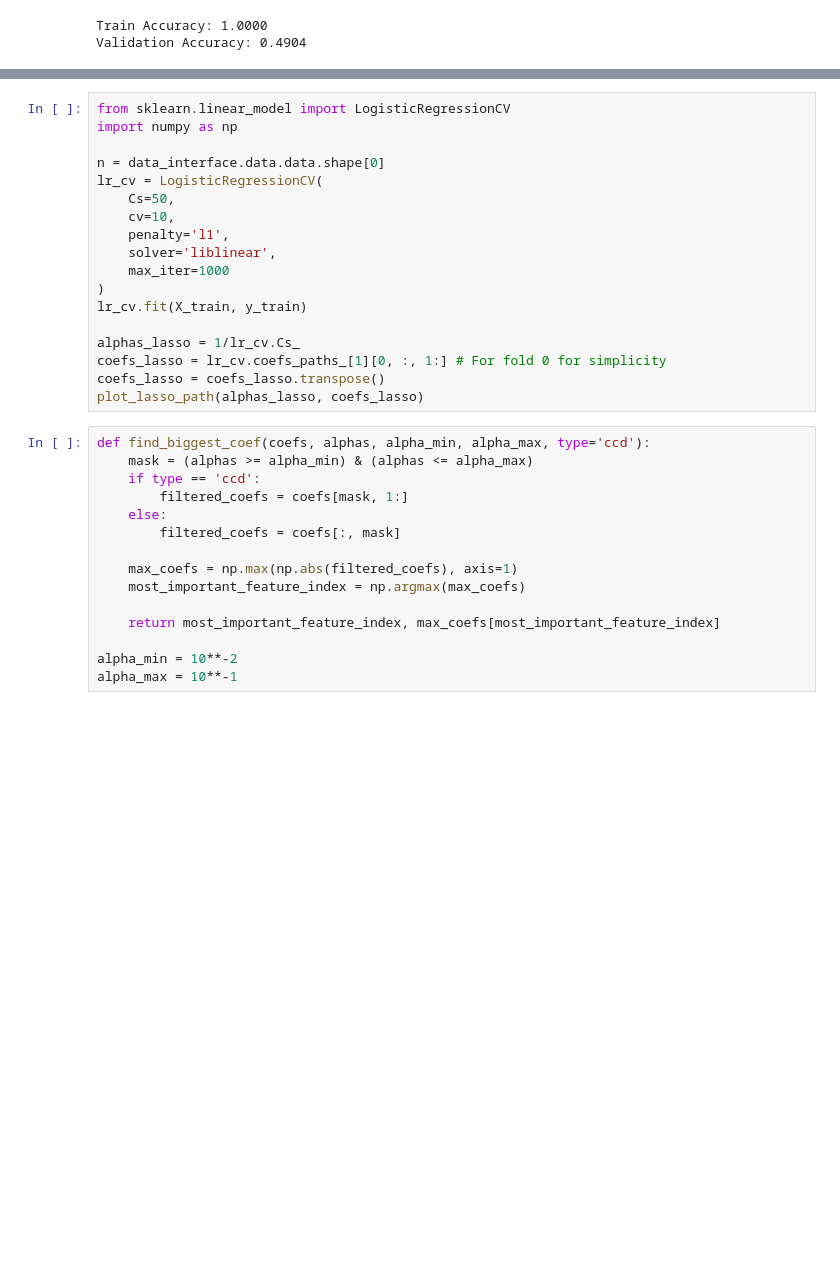
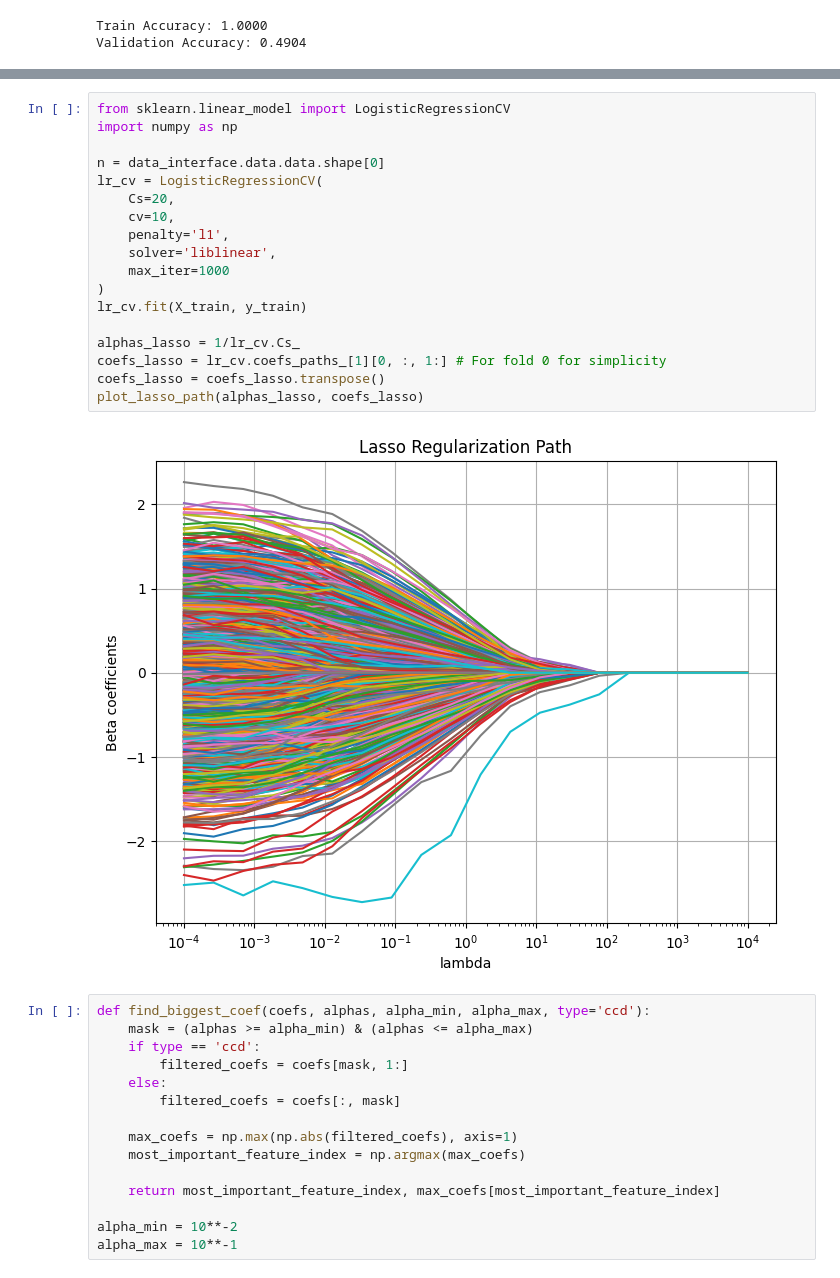
Before and after one commit to mytkom/LogRegCCD, a Jupyter notebook: notebooks/experiments/madelon.ipynb, the cells around one changed output, grey strips where cells are left out. Saved outputs shown, nothing was run; the diff lists cells and outputs as text; blank space fills up the shorter version.

```diff
--- a/notebooks/experiments/madelon.ipynb
+++ b/notebooks/experiments/madelon.ipynb
@@ -223,21 +223,23 @@ Best C: 1390.3856, Best Validation Accuracy: 0.5288
 # %%
 from sklearn.linear_model import LogisticRegressionCV
 import numpy as np
 
 n = data_interface.data.data.shape[0]
 lr_cv = LogisticRegressionCV(
-    Cs=50,
+    Cs=20,
     cv=10,
     penalty='l1',
     solver='liblinear',
     max_iter=1000
 )
 lr_cv.fit(X_train, y_train)
 
 alphas_lasso = 1/lr_cv.Cs_
 coefs_lasso = lr_cv.coefs_paths_[1][0, :, 1:] # For fold 0 for simplicity
 coefs_lasso = coefs_lasso.transpose()
 plot_lasso_path(alphas_lasso, coefs_lasso)
+# %% [output]
+[figure, added]
 # %%
 def find_biggest_coef(coefs, alphas, alpha_min, alpha_max, type='ccd'):
     mask = (alphas >= alpha_min) & (alphas <= alpha_max)
```
Also changed, not shown: parts of 7 cells of this notebook, 15 other files.
